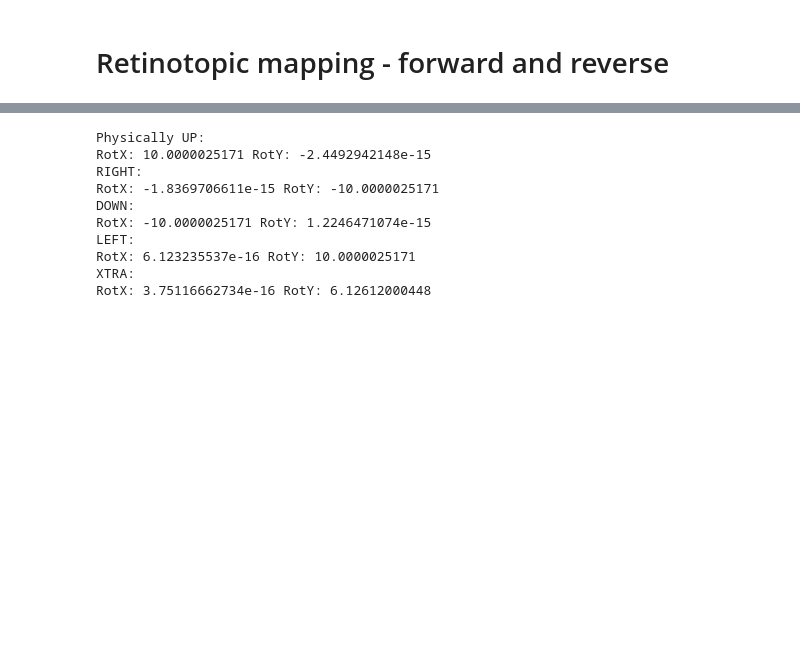
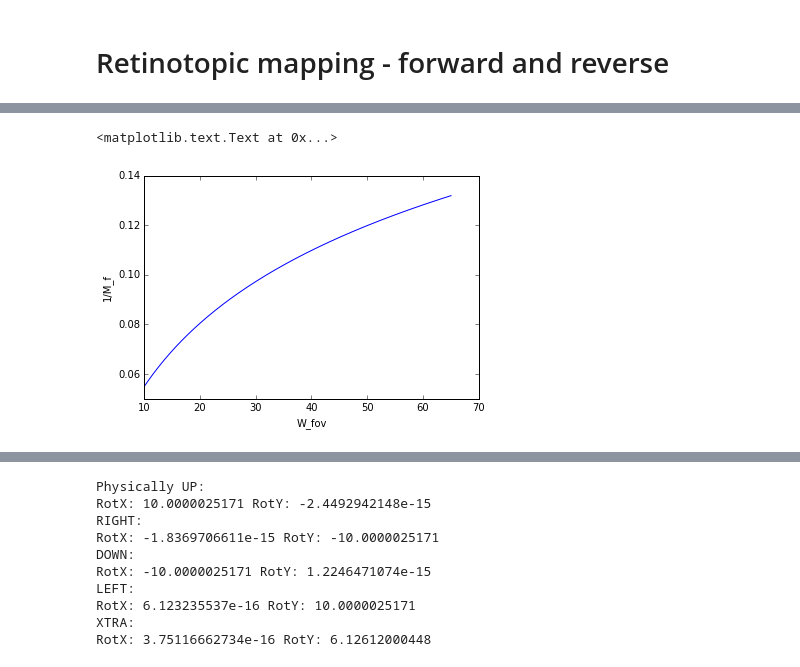
Before and after one commit to ABRG-Models/OMM_NeuroMuscular, a Jupyter notebook: c++/RetinotopicMapping.ipynb, the cells around one changed output, grey strips where cells are left out. Cells and saved outputs as stored; diff of their text form; code cells hidden in the pictures; blank space fills up the shorter version.

```diff
--- a/c++/RetinotopicMapping.ipynb
+++ b/c++/RetinotopicMapping.ipynb
@@ -50,0 +42,13 @@ $$ r = M_f E_2 \ln ({1\over E_2}\sqrt{{\theta_x}^2 + {\theta_y}^2}+1) \tag{4}$$
+# %%
+# Just testing; what's 1/M_f and can I use that to widen the gaussian projective field successfully?
+%matplotlib inline
+
+W_fov = np.linspace(10,65,500)
+M_f_inv = 1/M_f
+
+plt.plot (W_fov,M_f_inv)
+plt.xlabel('W_fov')
+plt.ylabel('1/M_f')
+# %% [output]
+<matplotlib.text.Text at 0x...>
+[figure, added]
```
Also changed, not shown: parts of 5 cells of this notebook.
